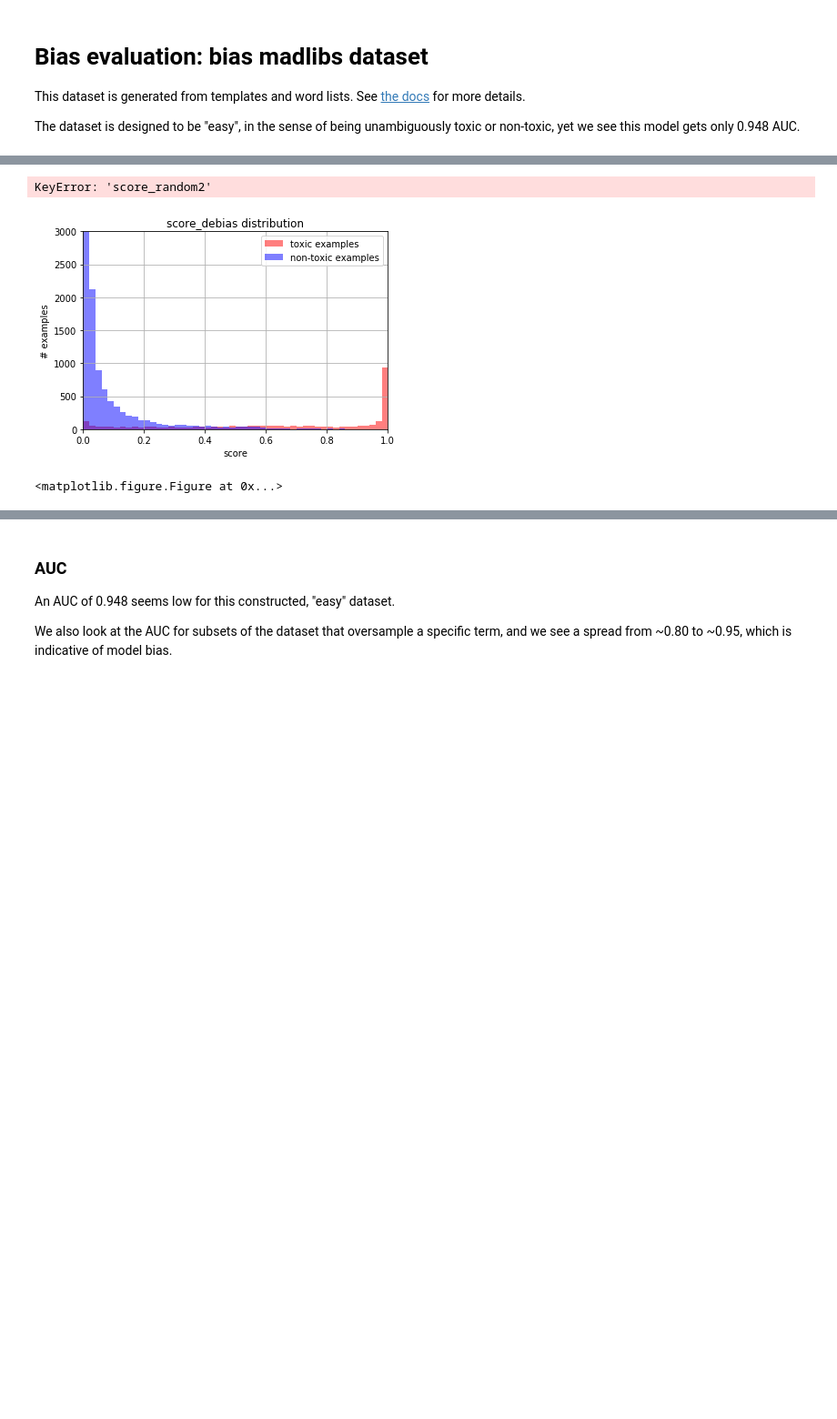
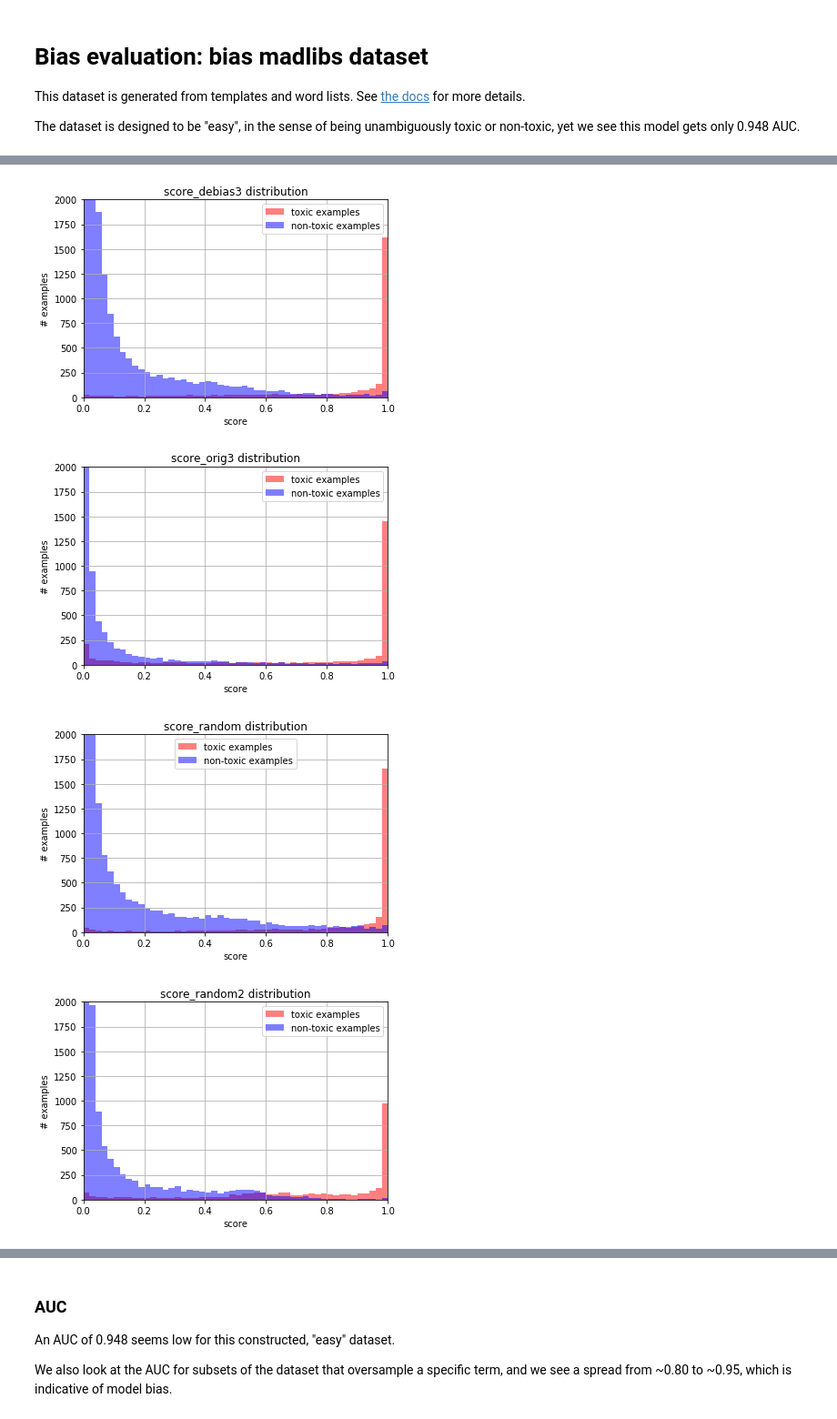
Before and after one commit to rubinovitz/unintended-ml-bias-analysis, a Jupyter notebook: src/Model bias analysis.ipynb, the cells around one changed output, grey strips where cells are left out. Shown: that part at 91% size. Saved outputs shown, nothing was run; the diff lists cells and outputs as text; code cells hidden in the pictures; blank space fills up the shorter version.

```diff
--- a/src/Model bias analysis.ipynb
+++ b/src/Model bias analysis.ipynb
@@ -24,12 +24,14 @@ from keras.preprocessing.text import Tokenizer
 from keras.preprocessing.sequence import pad_sequences
 from keras.utils import to_categorical
 
-MODELS = {'orig': 'cnn_wiki_tox_v1',
-          'orig2': 'cnn_wiki_tox_v2',
-          'debias': 'cnn_debias_tox_v1',
-          'debias2': 'cnn_debias_tox_v2',
+MODELS = {#'orig': 'cnn_wiki_tox_v1',
+          'orig3': 'cnn_wiki_tox_v3',
+          #'debias': 'cnn_debias_tox_v1',
+          #'debias2': 'cnn_debias_tox_v2',
+          'debias3': 'cnn_debias_tox_v3',
           'random': 'cnn_debias_random_tox_v1',
           'random2': 'cnn_debias_random_tox_v2',
+          'random3': 'cnn_debias_random_tox_v3',
          }
 MODEL_DIR = '../models/'
 
@@ -109,6 +110,0 @@ Wall time: 6min 41s
-# %%
-%%time
-## TODOOOO
-wikitest['score_random2'] = all_models['random2'].score(wikitest['Text'])
-wikitest['score_debias2'] = all_models['debias2'].score(wikitest['Text'])
-wikitest['score_orig2'] = all_models['orig2'].score(wikitest['Text'])
@@ -159,13 +144,13 @@ score_cols
 # %%
-def score_distributions(df, text_col='Text', term=None, log=False, ymax=None):
+def score_distributions(df, text_col='Text', term=None, ymax=None, **kwargs):
     for i, score_col in enumerate(score_cols):
         plt.figure(i)
         dataset = df
         if term:
             dataset = df[df[text_col].str.contains(term, case=False)]
 
-        ax = dataset.query('label')[score_col].hist(bins=50, alpha=0.5, color='r', label='toxic examples', log=log)
-        dataset.query('not label')[score_col].hist(bins=50, ax=ax, alpha=0.5, color='b', label='non-toxic examples', log=log)
+        ax = dataset.query('label')[score_col].hist(bins=50, alpha=0.5, color='r', label='toxic examples', **kwargs)
+        dataset.query('not label')[score_col].hist(bins=50, ax=ax, alpha=0.5, color='b', label='non-toxic examples', **kwargs)
 
         ax.set_xlim((0, 1.0))
         if ymax:
@@ -186,6 +170,7 @@ score_distributions(madlibs, ymax=15000)
 # %%
-score_distributions(wikitest, ymax=3000)
+score_distributions(wikitest, ymax=2000)
 # %% [output]
-KeyError: 'score_random2'
-[figure, old version]
+[figure, new version]
-<matplotlib.figure.Figure at 0x...>
+[figure, added]
+[figure, added]
+[figure, added]
```
Also changed, not shown: parts of 17 cells of this notebook, 1 other file.
